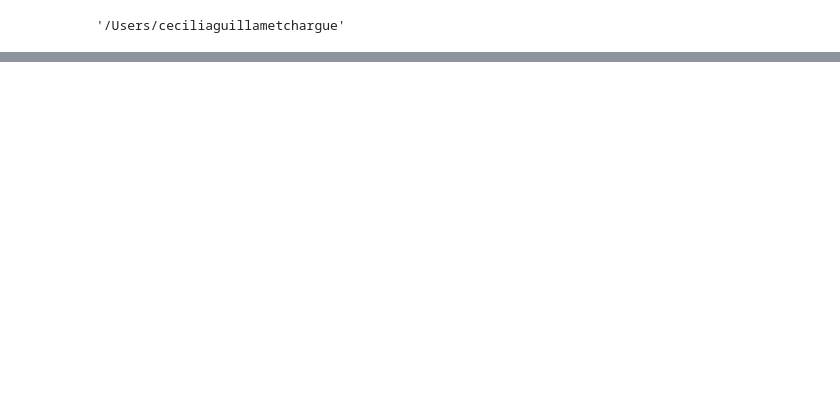
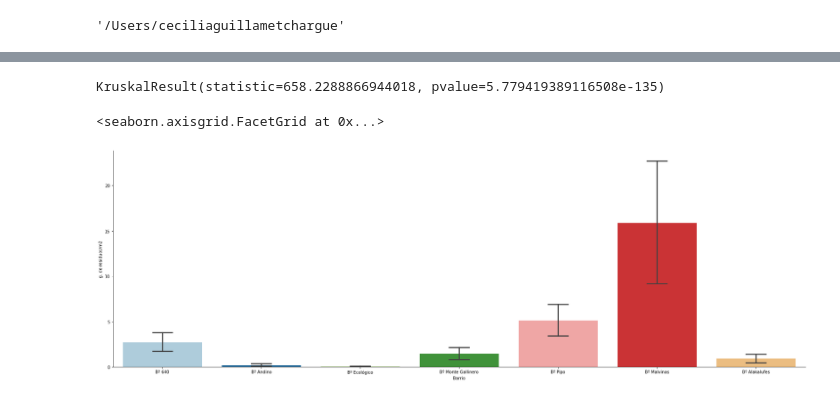
Before and after one commit to cguillamet/Proyecto-RSU, a Jupyter notebook: Proyecto_Residuos_RSU.ipynb, the cells around one changed output, grey strips where cells are left out. Drawn from its saved outputs; the diff is of its cells as text; code cells hidden in the pictures; blank space fills up the shorter version.

```diff
--- a/Proyecto_Residuos_RSU.ipynb
+++ b/Proyecto_Residuos_RSU.ipynb
@@ -205,0 +154,20 @@ df_peso.to_excel("base_residuos.xlsx")
+# %%
+df_peso['Tipo_agrupados'] = np.where(df_peso['Tipo'].str.contains('PLÁSTICOS: PET Y PEAD'), 'PLÁSTICOS',
+                             np.where(df_peso['Tipo'].str.contains('PLÁSTICO UN SOLO USO'), 'PLÁSTICOS',
+                                     np.where(df_peso['Tipo'].str.contains('OTROS PLÁSTICOS'), 'PLÁSTICOS',
+                                             np.where(df_peso['Tipo'].str.contains('ALUMINIO'), 'METALES',
+                                                     np.where(df_peso['Tipo'].str.contains('FERROSOS LATA '), 'METALES',
+                                                             np.where(df_peso['Tipo'].str.contains('OTROS METALES'), 'METALES',
+                                                                     np.where(df_peso['Tipo'].str.contains('CARTÓN DE TODO TIPO'), 'CARTÓN Y PAPELES',
+                                                                             np.where(df_peso['Tipo'].str.contains('OTROS PAPELES'), 'CARTÓN Y PAPELES',
+                                                                                     np.where(df_peso['Tipo'].str.contains('ABSORBENTES '), 'ASIM A PELIGROSOS',
+                                                                                             np.where(df_peso['Tipo'].str.contains('RAEE '), 'ASIM A PELIGROSOS',
+                                                                                                     np.where(df_peso['Tipo'].str.contains('PILAS Y BATERÍAS'), 'ASIM A PELIGROSOS',
+                                                                                                             np.where(df_peso['Tipo'].str.contains('OTROS ASIMI A PELIGR'), 'ASIM A PELIGROSOS',
+                                                                                                                     np.where(df_peso['Tipo'].str.contains('RESTOS DE COMIDA'), 'RESTOS DE COMIDA',
+                                                                                                                             np.where(df_peso['Tipo'].str.contains('COLILLAS'), 'COLILLAS',
+                                                                                                                                     np.where(df_peso['Tipo'].str.contains('OTROS ORGÁNICOS'), 'OTROS ORGÁNICOS',
+                                                                                                                                             np.where(df_peso['Tipo'].str.contains('TETRAPACK'), 'TETRA PAK',
+                                                                                                                                                     np.where(df_peso['Tipo'].str.contains('TEXTILES Y DE INDUM'), 'TEXTILES Y DE INDUM',
+                                                                                                                                                     np.where(df_peso['Tipo'].str.contains('OTROS INORGÁNICOS'), 'OTROS INORGÁNICOS',
+                                                                                                                                                     np.where(df_peso['Tipo'].str.contains('VIDRIO'), 'VIDRIO', df_peso['Tipo'])))))))))))))))))))
@@ -205,0 +202,2 @@ df_peso.to_excel("base_residuos.xlsx")
+# %%
+df_peso['ln_valor/m2'] = pow(df_peso['valor/m2'], 2)
@@ -205,0 +276,25 @@ df_peso.to_excel("base_residuos.xlsx")
+# %%
+df_peso_1 = df_peso[df_peso['Tipo_agrupados'] == 'RESTOS DE COMIDA']
+df_peso_2 = df_peso[df_peso['Tipo_agrupados'] == 'OTROS ORGÁNICOS']
+df_peso_3 = df_peso[df_peso['Tipo_agrupados'] == 'PLÁSTICOS']
+df_peso_4 = df_peso[df_peso['Tipo_agrupados'] == 'METALES']
+df_peso_5 = df_peso[df_peso['Tipo_agrupados'] == 'VIDRIO']
+df_peso_6 = df_peso[df_peso['Tipo_agrupados'] == 'CARTÓN Y PAPELES']
+df_peso_7 = df_peso[df_peso['Tipo_agrupados'] == 'TETRA PAK']
+df_peso_8 = df_peso[df_peso['Tipo_agrupados'] == 'ASIM A PELIGROSOS']
+df_peso_9 = df_peso[df_peso['Tipo_agrupados'] == 'TEXTILES Y DE INDUM']
+df_peso_10 = df_peso[df_peso['Tipo_agrupados'] == 'OTROS INORGÁNICOS']
+df_peso_11 = df_peso[df_peso['Tipo_agrupados'] == 'COLILLAS']
+
+stats.kruskal(df_peso_1['valor/m2'], df_peso_2['valor/m2'], df_peso_3['valor/m2'], df_peso_4['valor/m2'],
+              df_peso_5['valor/m2'], df_peso_6['valor/m2'], df_peso_7['valor/m2'], df_peso_8['valor/m2'],
+              df_peso_9['valor/m2'], df_peso_10['valor/m2'], df_peso_11['valor/m2'])
+# %% [output]
+KruskalResult(statistic=658.2288866944018, pvalue=5.779419389116508e-135)
+# %%
+g3 = sns.catplot(data = df_peso[df_peso.Area == 'Area natural'], kind = "bar", x = 'Barrio_', y = 'valor/m2',
+           height = 8, aspect = 3, ci = 95, capsize = 0.2, palette = "Paired")
+g3.set(xlabel = 'Barrio', ylabel = 'g. de residuos/m2')
+# %% [output]
+<seaborn.axisgrid.FacetGrid at 0x...>
+[figure, added]
```
Also changed, not shown: parts of 80 cells of this notebook.
